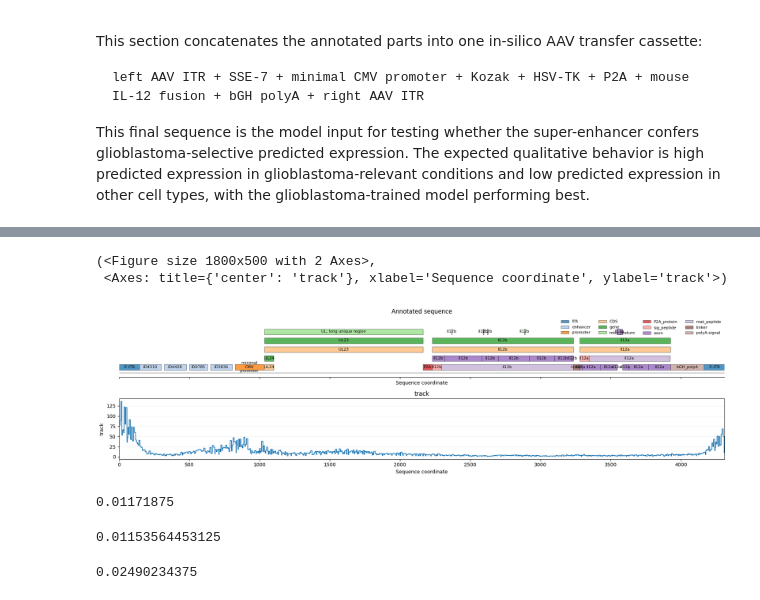
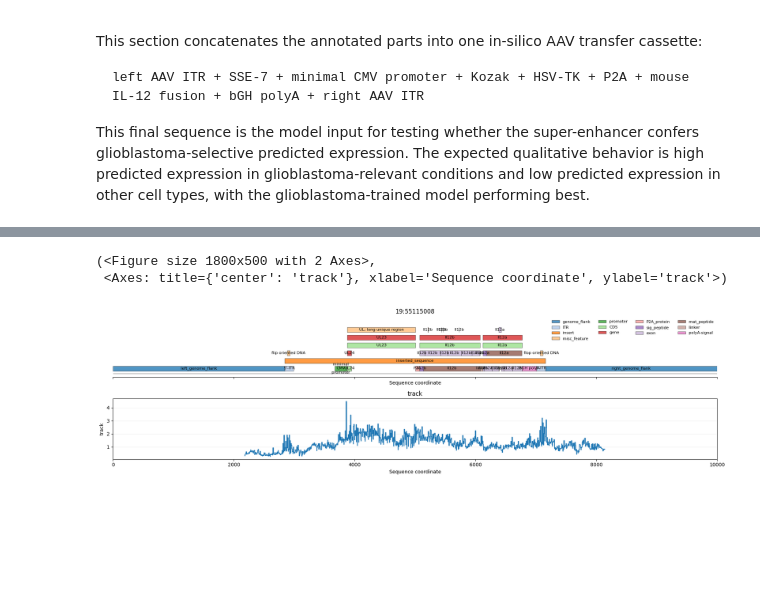
Before and after one commit to AIRI-Institute/GENA_LM, a Jupyter notebook: downstream_tasks/expression_prediction/api/notebooks/glioblastoma_super_enhancers_annotated.ipynb, the cells around one changed output, grey strips where cells are left out. Drawn from its saved outputs; the diff is of its cells as text; code cells hidden in the pictures; blank space fills up the shorter version.

```diff
--- a/downstream_tasks/expression_prediction/api/notebooks/glioblastoma_super_enhancers_annotated.ipynb
+++ b/downstream_tasks/expression_prediction/api/notebooks/glioblastoma_super_enhancers_annotated.ipynb
@@ -852,4 +297,0 @@ prediction.expression
-# %%
-prediction = model.predict_sequence(sequence=resulting_sequence,
-                        center=949,
-                        condition=mouse_liver_rna_seq)
@@ -860,4 +297,0 @@ prediction.expression
-# %%
-prediction = model.predict_sequence(sequence=resulting_sequence,
-                        center=949,
-                        condition=mouse_cancer_not_glioblastoma_rna_seq)
@@ -868,4 +297,0 @@ prediction.expression
-# %%
-prediction = model.predict_sequence(sequence=resulting_sequence,
-                        center=949,
-                        condition=mouse_glioblastoma_rna_seq)
@@ -899,0 +404,8 @@ prediction.track().tokens
+# %%
+from gena_expression import GenomeRegion
+safe_harbor_context = GenomeRegion(
+    genome_path=GENOME_FASTA,
+).genomic_context(
+    region="AAVS1",
+    target_length=10_000,
+)
@@ -902,12 +766,8 @@ import matplotlib.pyplot as plt
 # %%
 fig, axs = plt.subplots(nrows=2, ncols=1, figsize=(18, 5), sharex=True)
-resulting_sequence.plot_annotations(ax=axs[0])
+safe_harbor_context(resulting_sequence).plot_annotations(ax=axs[0])
 prediction.track().plot(ax=axs[1], color_by_sign=False)
 # %% [output]
 (<Figure size 1800x500 with 2 Axes>,
  <Axes: title={'center': 'track'}, xlabel='Sequence coordinate', ylabel='track'>)
-[figure, old version]
+[figure, new version]
-# %%
-prediction.expression
-# %% [output]
-0.01171875
@@ -918,4 +773,0 @@ prediction = model.predict_sequence(sequence=resulting_sequence,
-# %%
-prediction.expression
-# %% [output]
-0.01153564453125
@@ -926,4 +773,0 @@ prediction = model.predict_sequence(sequence=resulting_sequence,
-# %%
-prediction.expression
-# %% [output]
-0.02490234375
```
Also changed, not shown: parts of 103 cells of this notebook.
